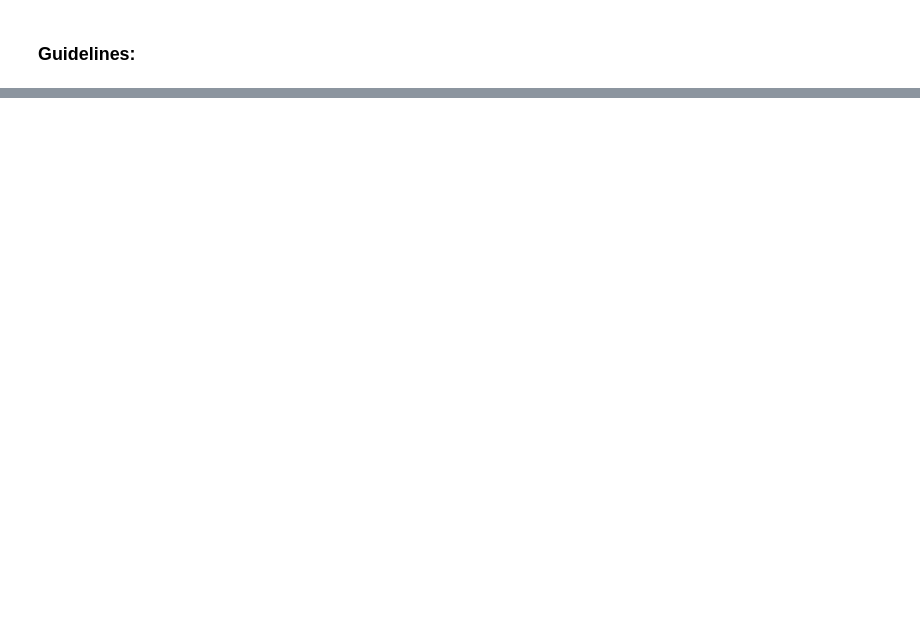
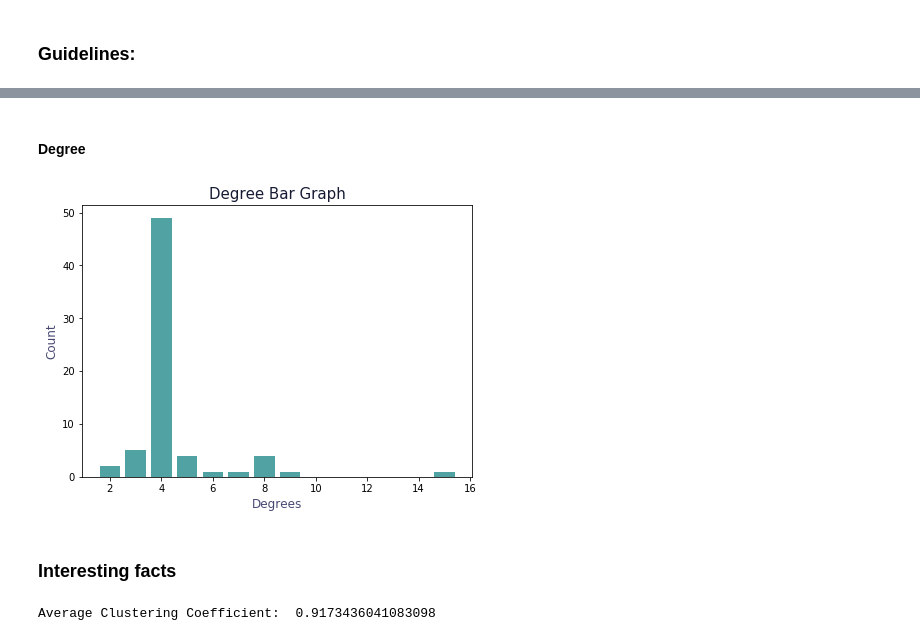
Before and after one commit to Luky1228/Grop_3_Proj, a Jupyter notebook: AGTViz_HW1.ipynb, the cells around one changed output, grey strips where cells are left out. Drawn from its saved outputs; the diff is of its cells as text; code cells hidden in the pictures; blank space fills up the shorter version.

```diff
--- a/AGTViz_HW1.ipynb
+++ b/AGTViz_HW1.ipynb
@@ -23,0 +33,29 @@
+# %%
+def create_df_authors(DB_name):
+    testDB = Selector(DB_name)
+    df = testDB.make_df_authors()
+    testDB.closeConnect()
+    return df
+
+def create_df_authors_for_year(DB_name, year):
+    testDB = Selector(DB_name)
+    df = testDB.make_df_for_year(year)
+    testDB.closeConnect()
+    return df
+
+def create_graph_from_pandas_df(df):
+    """ Takes pandas dataframe and create networkx graph. We suggest every row in df
+        is an article with next columns: 'list of authors' (list of strings)
+    """
+    G = nx.Graph()
+
+    for num, row in df.iterrows():
+        authors_list = row['authors_list']
+        # connect every one and update edges
+        for i in range(len(authors_list)):
+            for j in range(i + 1, len(authors_list)):
+                from_, to_ = authors_list[i], authors_list[j]
+                new_weight = (G[from_][to_]['weight'] if G.has_edge(from_, to_) else 0) + 1
+                G.add_edge(from_, to_, weight=new_weight)
+
+    return G
@@ -23,0 +185,21 @@
+# %% [markdown]
+#### Degree
+# %%
+degrees = [val for (node, val) in G.degree()]
+degreeCount = cl.Counter(degrees)
+deg, cnt = zip(*degreeCount.items())
+# %%
+plt.figure(figsize=(7,5))
+plt.title("Degree Bar Graph", color="#161B33", fontsize=15)
+plt.bar(deg, cnt, color='#51A3A3')
+plt.xlabel("Degrees", color="#474973", fontsize=12)
+plt.ylabel("Count", color="#474973", fontsize=12)
+plt.show()
+# %% [output]
+[figure, added]
+# %% [markdown]
+### Interesting facts
+# %%
+print('Average Clustering Coefficient: ', nx.average_clustering(G))
+# %% [output]
+Average Clustering Coefficient:  0.9173436041083098
```
Also changed, not shown: parts of 33 cells of this notebook.
